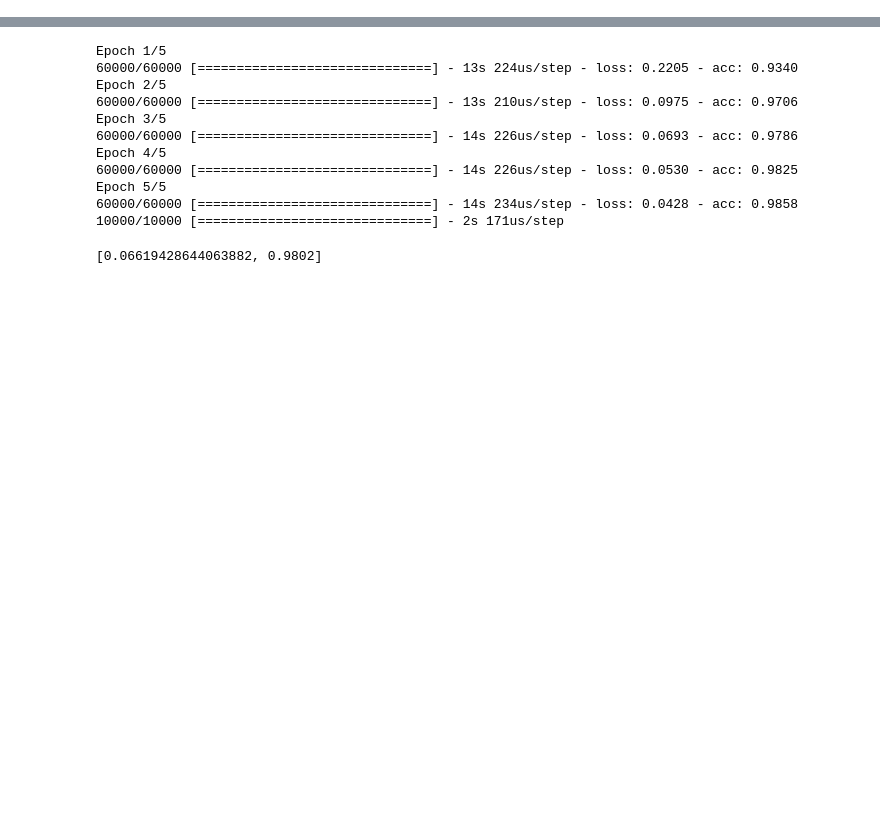
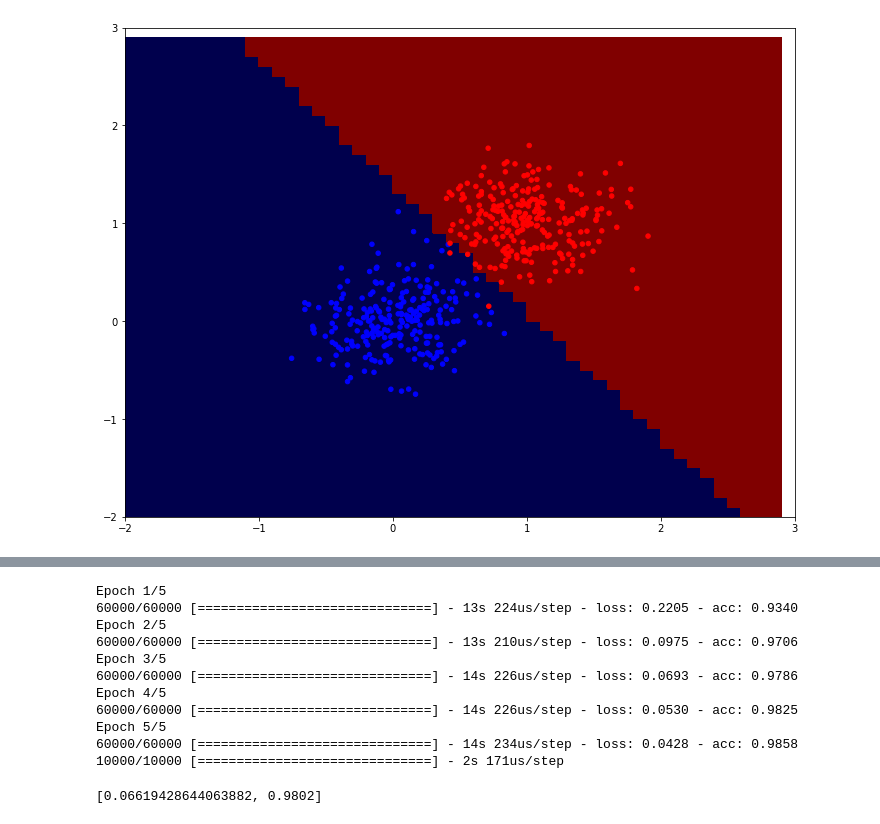
Before and after one commit to pLOPeGG/Machine-Learning-Course, a Jupyter notebook: Classification.ipynb, the cells around one changed output, grey strips where cells are left out. Saved outputs shown, nothing was run; the diff lists cells and outputs as text; code cells hidden in the pictures; blank space fills up the shorter version.

```diff
--- a/Classification.ipynb
+++ b/Classification.ipynb
@@ -63,0 +78,43 @@ Ici on va tout coder de bout en bout pour un modèle simple.
+# %%
+# Perceptron
+"""
+Ici on va tout coder de bout en bout pour un modèle simple.
+"""
+W = np.random.normal(0, 1, (2,))
+b = np.zeros(1)
+
+def reset_weights():
+    W = np.random.normal(0, 1, (2,))
+    b = np.zeros(1)
+
+def haversine(z):
+    return np.where(z >= 0, 1, 0)
+
+def predict_class(X):
+    return haversine(W.dot(X) + b)
+
+def gradient(X, t):
+    """Should return """
+    pred = predict_class(X)
+    return (pred - t) * X, pred - t
+# %%
+def plot_discriminator(W, b):
+    """
+    Plot a weight vector w = [w_0,w_1,w_2] as a colour map
+    """
+
+    xx,yy = np.mgrid[-2:3:.1,-2:3:0.1]
+
+    p = np.zeros(xx.shape)
+    for i in range(xx.shape[0]):
+        for j in range(xx.shape[1]):
+            p[i,j] = predict_class([xx[i,j], yy[i,j]])
+    plt.pcolor(xx,yy,p,cmap='seismic')
+    plt.xlim([-2, 3])
+    plt.ylim([-2, 3])
+    plt.scatter(x[..., 0], x[..., 1], 20, colours)
+    plt.show()
+
+plot_discriminator(W, b)
+# %% [output]
+[figure, added]
```
Also changed, not shown: parts of 6 cells of this notebook.
